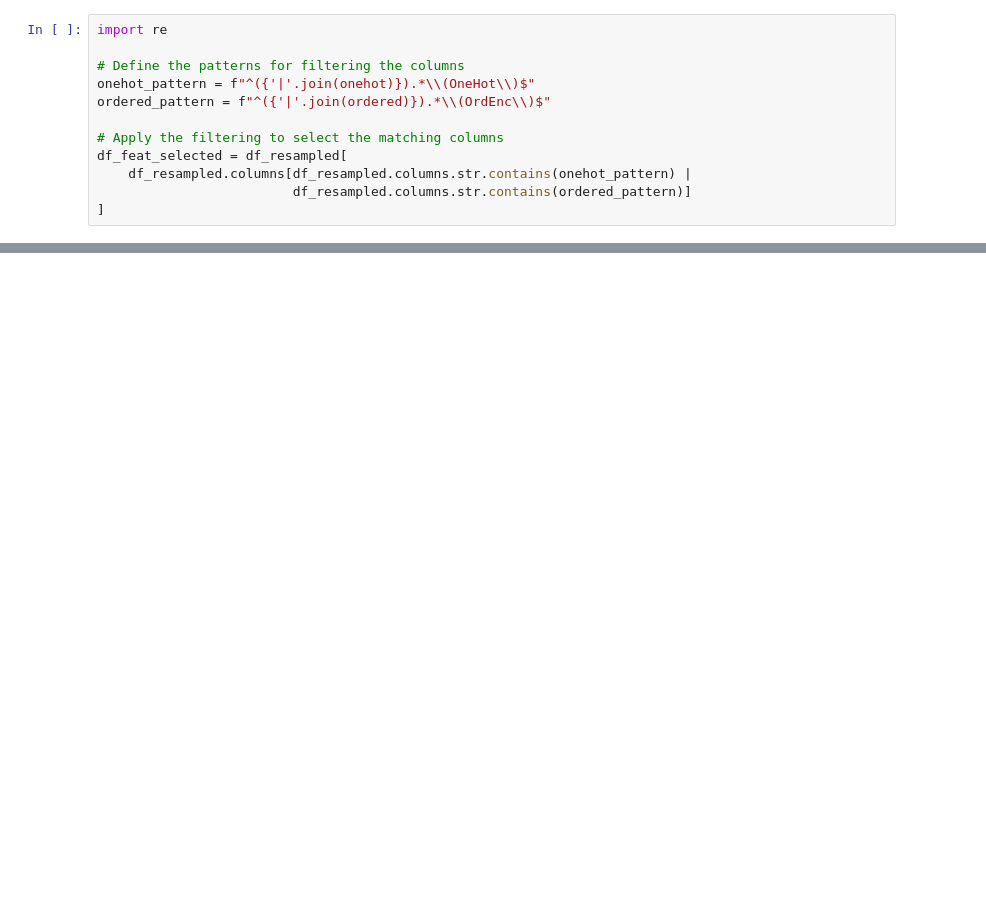
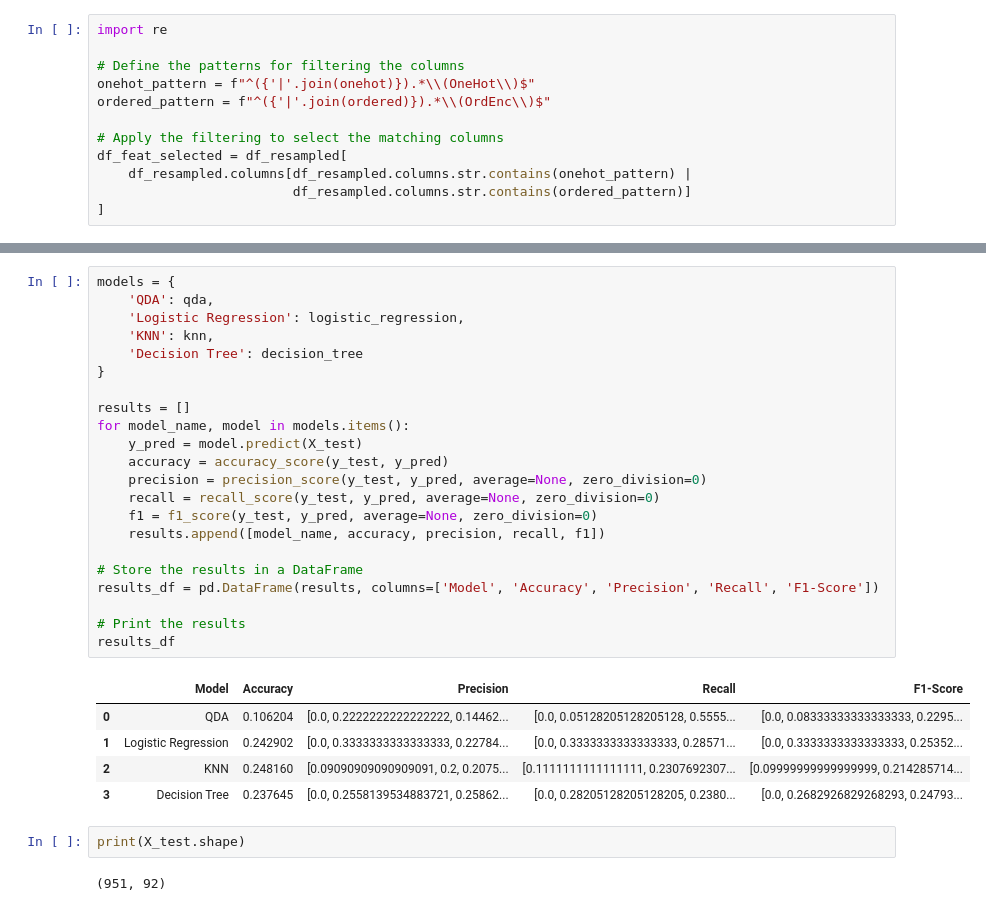
Before and after one commit to VitoriaMathias/mo436_state_of_data, a Jupyter notebook: modeling/modeling.ipynb, the cells around one changed output, grey strips where cells are left out. Saved outputs shown, nothing was run; the diff lists cells and outputs as text; blank space fills up the shorter version.

```diff
--- a/modeling/modeling.ipynb
+++ b/modeling/modeling.ipynb
@@ -162,0 +271,32 @@ df_feat_selected.head()
+# %%
+models = {
+    'QDA': qda,
+    'Logistic Regression': logistic_regression,
+    'KNN': knn,
+    'Decision Tree': decision_tree
+}
+
+results = []
+for model_name, model in models.items():
+    y_pred = model.predict(X_test)
+    accuracy = accuracy_score(y_test, y_pred)
+    precision = precision_score(y_test, y_pred, average=None, zero_division=0)
+    recall = recall_score(y_test, y_pred, average=None, zero_division=0)
+    f1 = f1_score(y_test, y_pred, average=None, zero_division=0)
+    results.append([model_name, accuracy, precision, recall, f1])
+
+# Store the results in a DataFrame
+results_df = pd.DataFrame(results, columns=['Model', 'Accuracy', 'Precision', 'Recall', 'F1-Score'])
+
+# Print the results
+results_df
+# %% [output]
+|  | Model | Accuracy | Precision | Recall | F1-Score |
+| 0 | QDA | 0.106204 | [0.0, 0.2222222222222222, 0.14462... | [0.0, 0.05128205128205128, 0.5555... | [0.0, 0.08333333333333333, 0.2295... |
+| 1 | Logistic Regression | 0.242902 | [0.0, 0.3333333333333333, 0.22784... | [0.0, 0.3333333333333333, 0.28571... | [0.0, 0.3333333333333333, 0.25352... |
+| 2 | KNN | 0.248160 | [0.09090909090909091, 0.2, 0.2075... | [0.1111111111111111, 0.2307692307... | [0.09999999999999999, 0.214285714... |
+| 3 | Decision Tree | 0.237645 | [0.0, 0.2558139534883721, 0.25862... | [0.0, 0.28205128205128205, 0.2380... | [0.0, 0.2682926829268293, 0.24793... |
+# %%
+print(X_test.shape)
+# %% [output]
+(951, 92)
```
Also changed, not shown: parts of 17 cells of this notebook.
